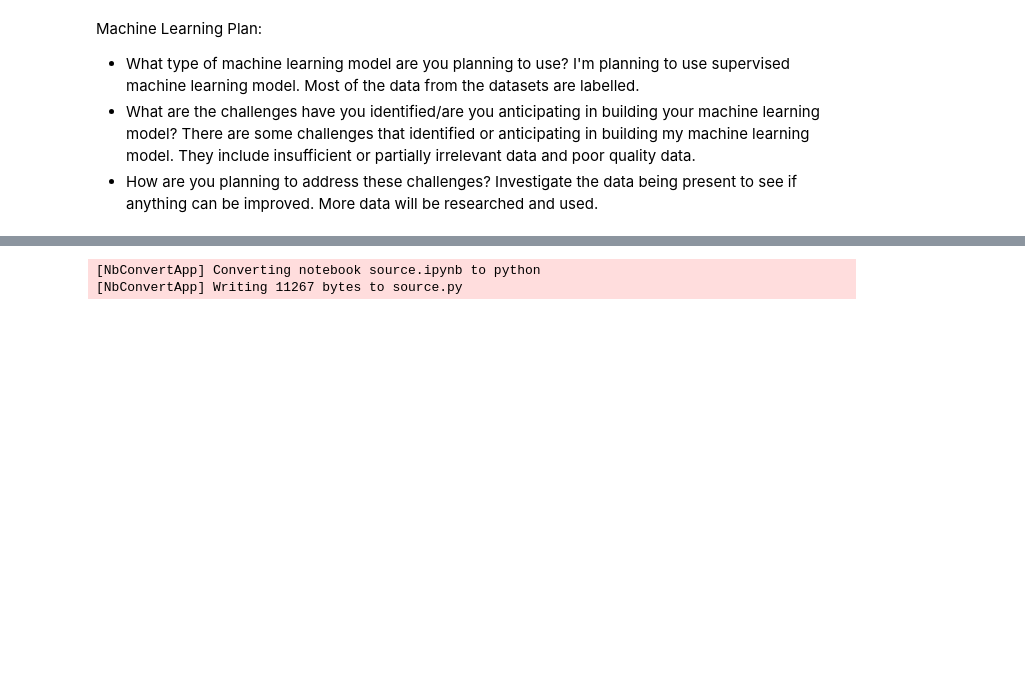
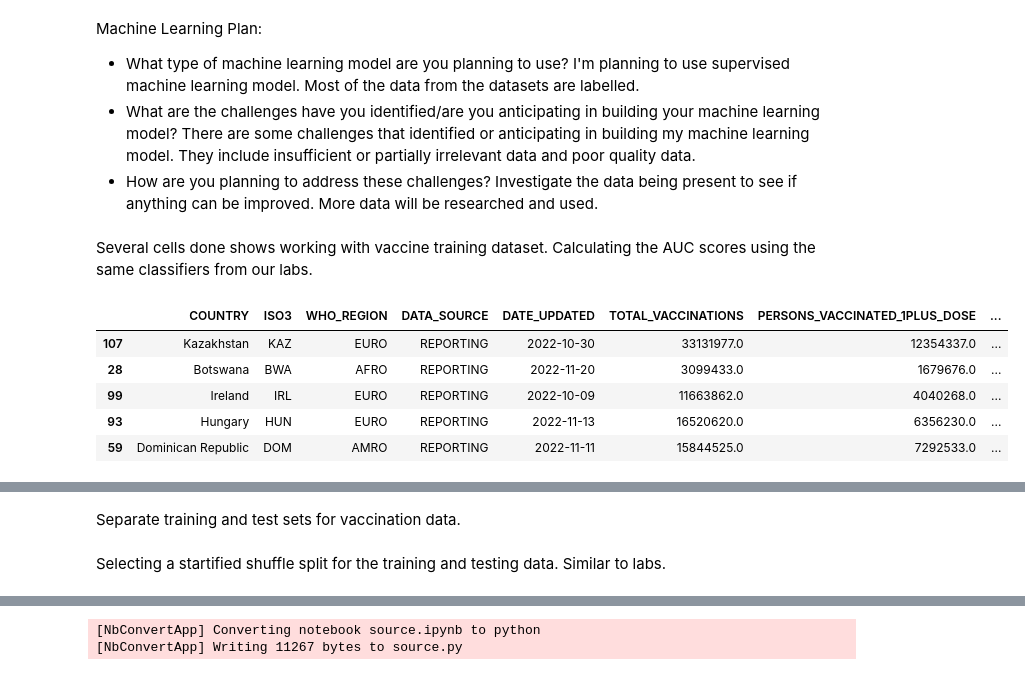
Before and after one commit to IT4063C-Fall22/final-project-zhukv98, a Jupyter notebook: source.ipynb, the cells around one changed output, grey strips where cells are left out. Drawn from its saved outputs; the diff is of its cells as text; code cells hidden in the pictures; blank space fills up the shorter version.

```diff
--- a/source.ipynb
+++ b/source.ipynb
@@ -456,3 +524,16 @@ I'm planning to use supervised machine learning model. Most of the data from the
 There are some challenges that identified or anticipating in building my machine learning model. They include insufficient or partially irrelevant data and poor quality data.
 - How are you planning to address these challenges?
 Investigate the data being present to see if anything can be improved. More data will be researched and used.
+# %% [markdown]
+Several cells done shows working with vaccine training dataset. Calculating the AUC scores using the same classifiers from our labs.
+# %%
+vaccine_train_set, vaccine_test_set = train_test_split(vaccination_df, test_size=0.2, random_state=32)
+display(vaccine_train_set.head())
+display(vaccine_test_set.head())
+# %% [output]
+|  | COUNTRY | ISO3 | WHO_REGION | DATA_SOURCE | DATE_UPDATED | TOTAL_VACCINATIONS | PERSONS_VACCINATED_1PLUS_DOSE | ... |
+| 107 | Kazakhstan | KAZ | EURO | REPORTING | 2022-10-30 | 33131977.0 | 12354337.0 | ... |
+| 28 | Botswana | BWA | AFRO | REPORTING | 2022-11-20 | 3099433.0 | 1679676.0 | ... |
+| 99 | Ireland | IRL | EURO | REPORTING | 2022-10-09 | 11663862.0 | 4040268.0 | ... |
+| 93 | Hungary | HUN | EURO | REPORTING | 2022-11-13 | 16520620.0 | 6356230.0 | ... |
+| 59 | Dominican Republic | DOM | AMRO | REPORTING | 2022-11-11 | 15844525.0 | 7292533.0 | ... |
@@ -458,0 +546,2 @@ Investigate the data being present to see if anything can be improved. More data
+# %% [markdown]
+Separate training and test sets for vaccination data.
@@ -458,0 +553,2 @@ Investigate the data being present to see if anything can be improved. More data
+# %% [markdown]
+Selecting a startified shuffle split for the training and testing data. Similar to labs.
```
Also changed, not shown: parts of 24 cells of this notebook, 1 other file.
